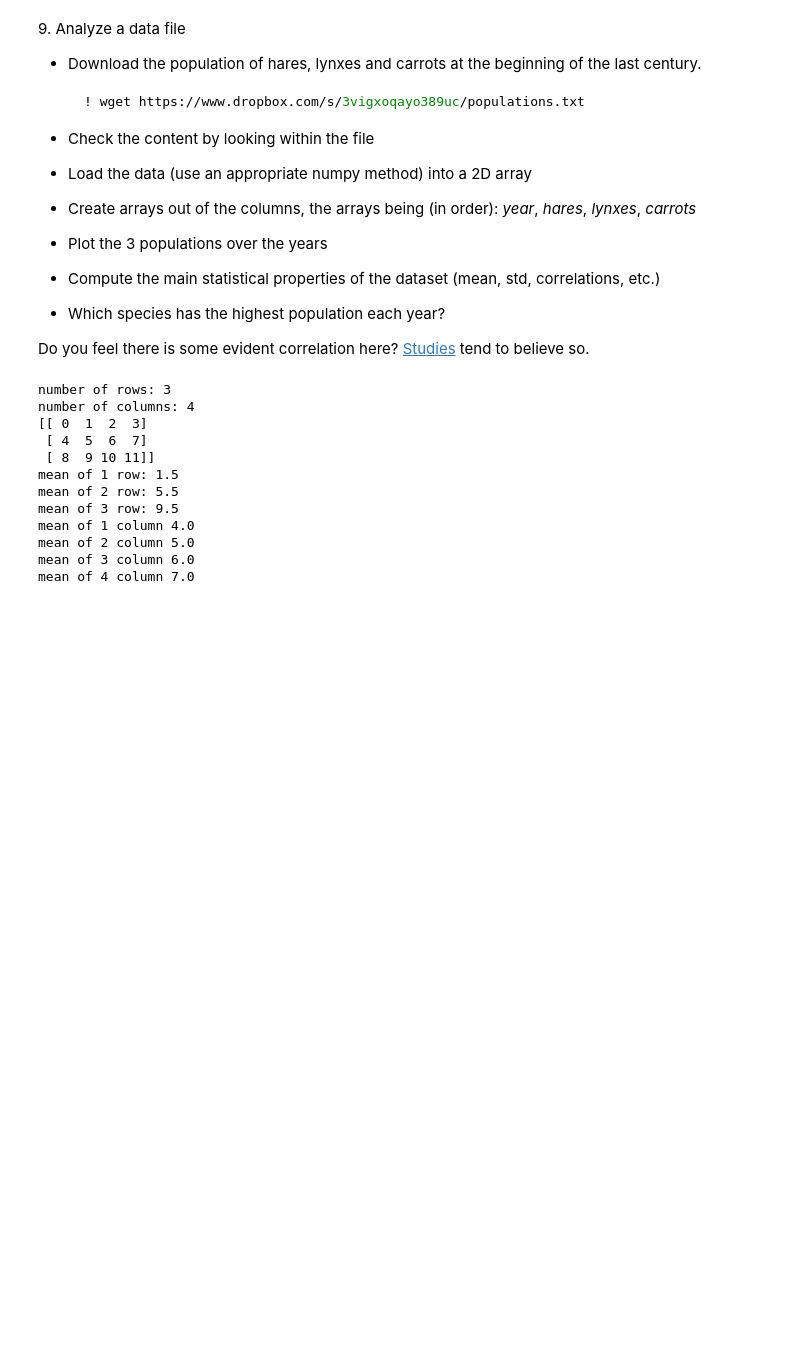
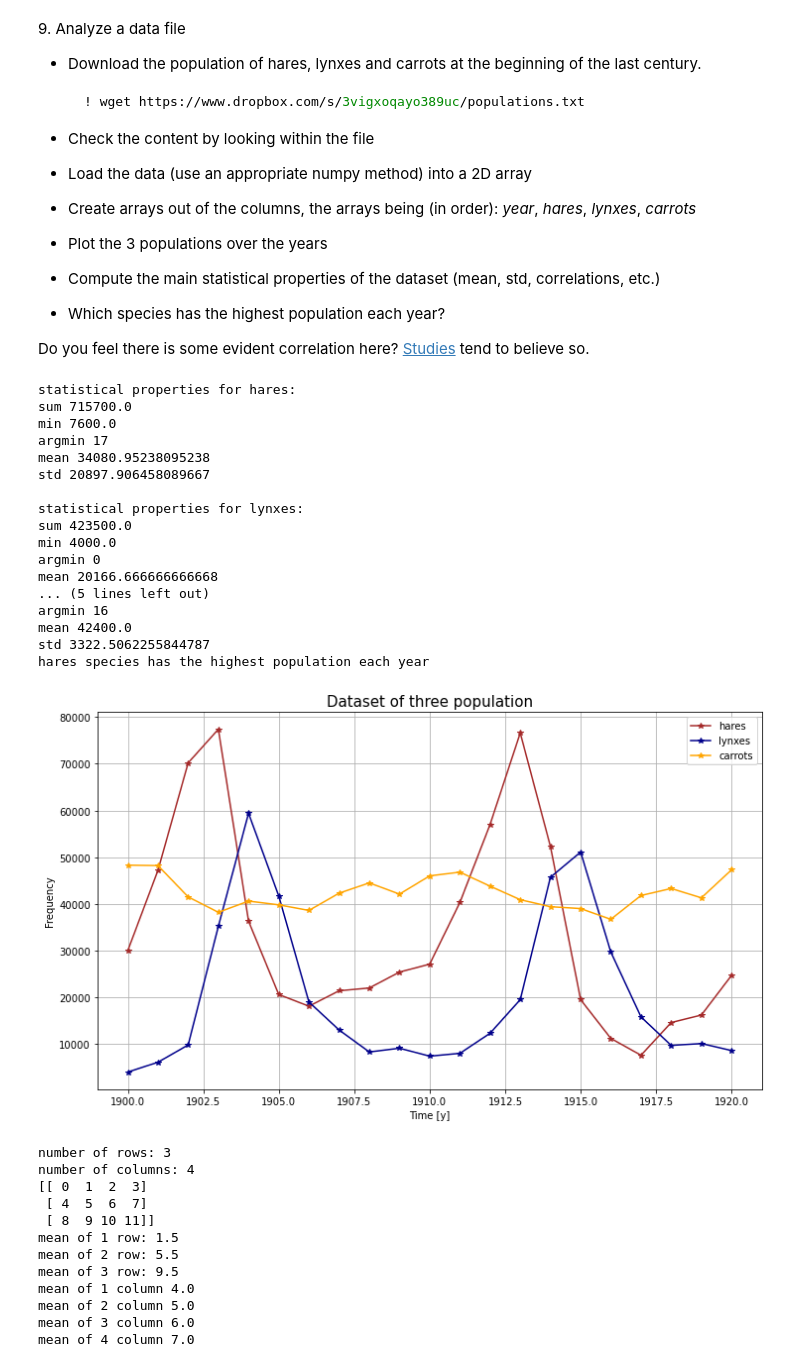
Before and after one commit to ValentinaTonazzo/LaboratoryOfComputationalPhysics-MOD-A, a Jupyter notebook: 03ex_Numpy.ipynb, the cells around one changed output. Cells and saved outputs as stored; diff of their text form; code cells hidden in the pictures; blank space fills up the shorter version.

```diff
--- a/03ex_Numpy.ipynb
+++ b/03ex_Numpy.ipynb
@@ -82,6 +108,56 @@ Did you get what you expected?
   * Which species has the highest population each year?
 
 Do you feel there is some evident correlation here? [Studies](https://www.enr.gov.nt.ca/en/services/lynx/lynx-snowshoe-hare-cycle) tend to believe so.
+# %%
+from scipy import fftpack
+import pandas as pd
+
+data = np.loadtxt('populations.txt') #data is the 2D array
+year, hare, lynx, carrot = data.T    #arrays out the columns
+
+
+fig = plt.figure(figsize=(12,7))
+plt.plot(year,hare,'*-',color='brown',label='hares')
+plt.plot(year,lynx,'*-',color='darkblue',label='lynxes')
+plt.plot(year,carrot,'*-',color='orange',label='carrots')
+plt.legend()
+plt.grid(True)
+plt.xlabel('Time [y]')
+plt.ylabel('Frequency')
+plt.title('Dataset of three population', fontsize=15)
+
+
+functions=['sum','min','argmin','mean','std']
+print("\nstatistical properties for hares: ")
+for func in functions:
+    print (func, getattr(np, func)(hare)) #getattr from numpy (np) get the attribute which name is in functions array this is applied to a particular population
+print("\nstatistical properties for lynxes:")
+for func in functions:
+    print (func, getattr(np, func)(lynx))
+print("\nstatistical properties for carrots:")
+for func in functions:
+    print (func, getattr(np, func)(carrot))
+
+print("hares species has the highest population each year ")
+# %% [output]
+statistical properties for hares:
+sum 715700.0
+min 7600.0
+argmin 17
+mean 34080.95238095238
+std 20897.906458089667
+
+statistical properties for lynxes:
+sum 423500.0
+min 4000.0
+argmin 0
+mean 20166.666666666668
+... (5 lines left out)
+argmin 16
+mean 42400.0
+std 3322.5062255844787
+hares species has the highest population each year
+[figure, added]
 # %%
 #ex 1.
 import numpy as np
```
Also changed, not shown: parts of 3 cells of this notebook.
